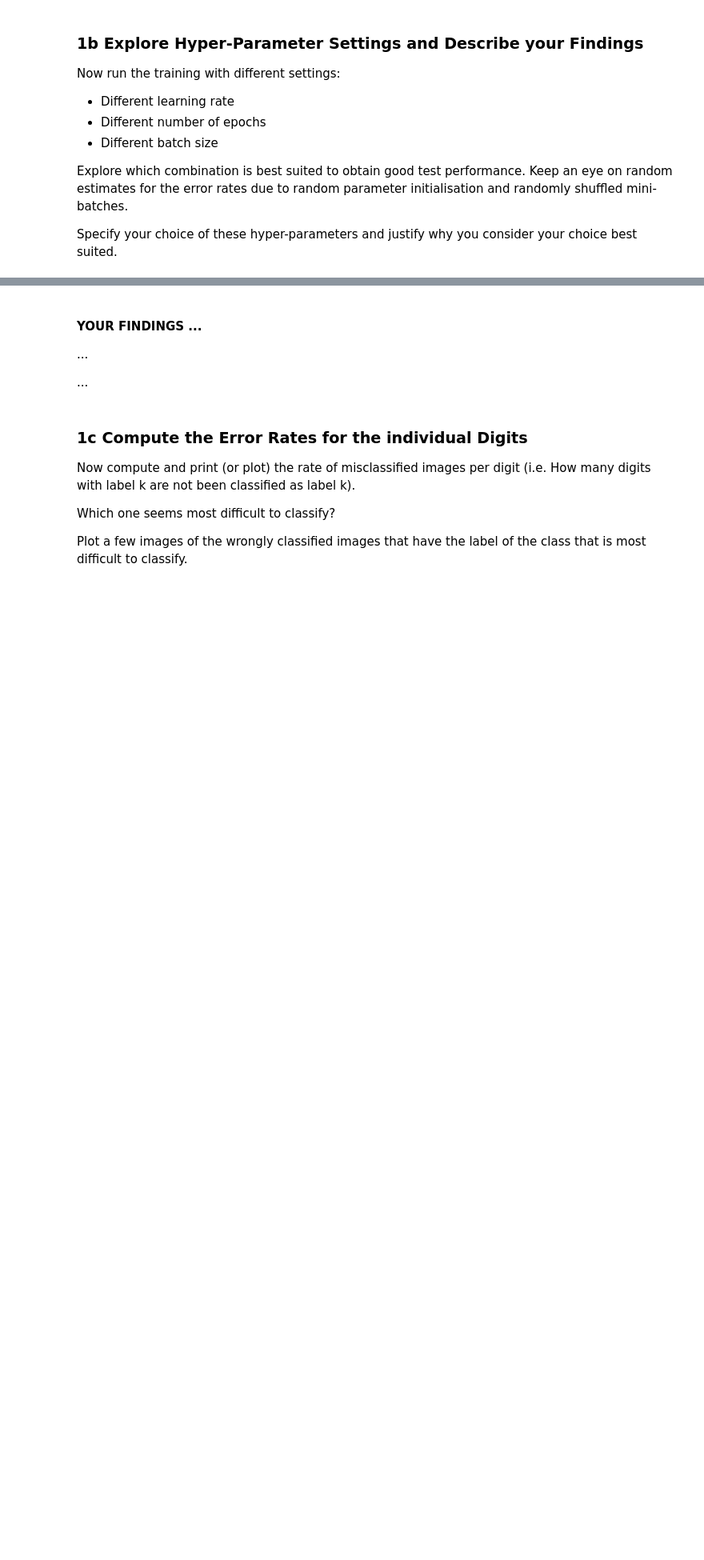
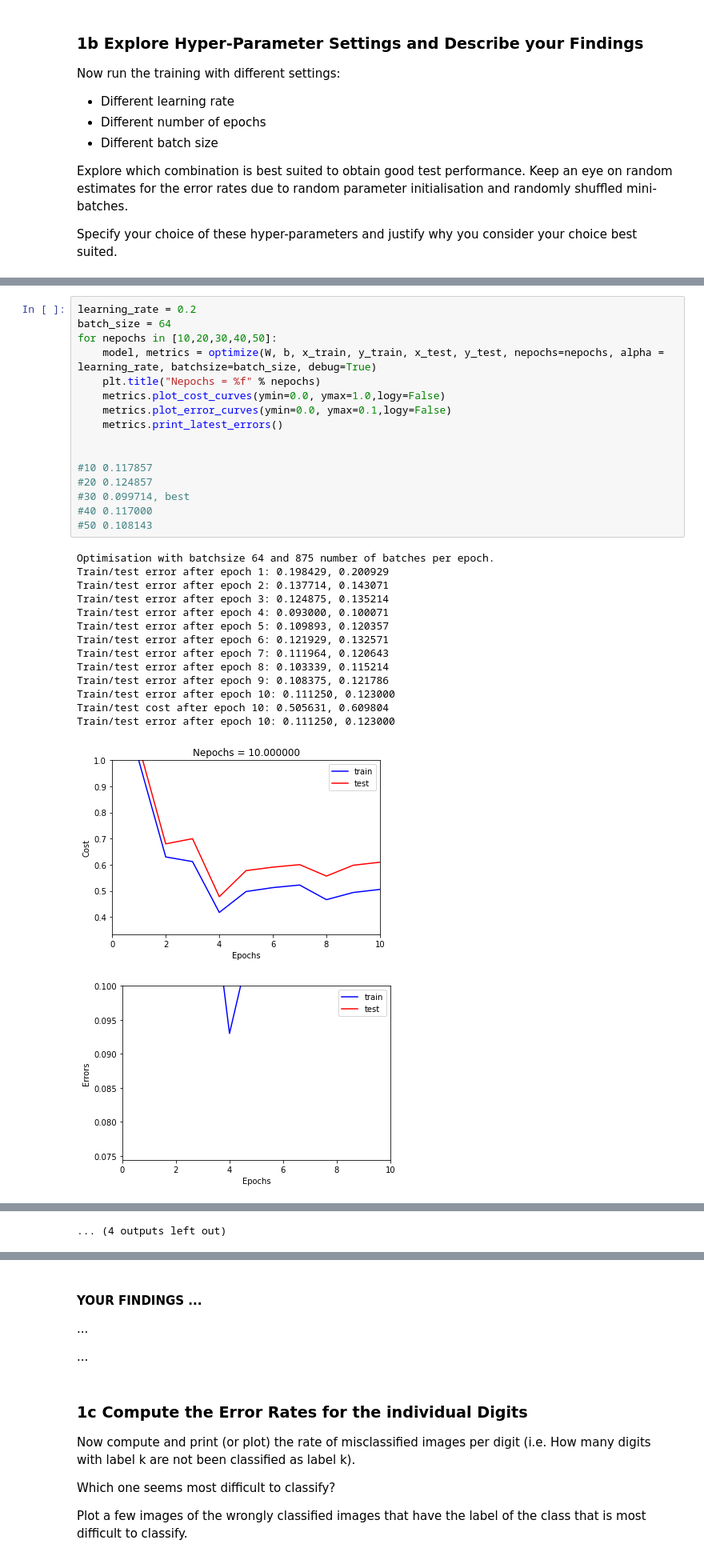
Before and after one commit to FabianGroeger96/mse-deep-learning, a Jupyter notebook: SW03/MNIST_classifier_softmax_stud.ipynb, the cells around one changed output, grey strips where cells are left out. Shown at 80% size. Drawn from its saved outputs; the diff is of its cells as text; blank space fills up the shorter version.

```diff
--- a/SW03/MNIST_classifier_softmax_stud.ipynb
+++ b/SW03/MNIST_classifier_softmax_stud.ipynb
@@ -715,0 +842,32 @@ Specify your choice of these hyper-parameters and justify why you consider your
+# %%
+learning_rate = 0.2
+batch_size = 64
+for nepochs in [10,20,30,40,50]:
+    model, metrics = optimize(W, b, x_train, y_train, x_test, y_test, nepochs=nepochs, alpha = learning_rate, batchsize=batch_size, debug=True)
+    plt.title("Nepochs = %f" % nepochs)
+    metrics.plot_cost_curves(ymin=0.0, ymax=1.0,logy=False)
+    metrics.plot_error_curves(ymin=0.0, ymax=0.1,logy=False)
+    metrics.print_latest_errors()
+
+
+#10 0.117857
+#20 0.124857
+#30 0.099714, best
+#40 0.117000
+#50 0.108143
+# %% [output]
+Optimisation with batchsize 64 and 875 number of batches per epoch.
+Train/test error after epoch 1: 0.198429, 0.200929
+Train/test error after epoch 2: 0.137714, 0.143071
+Train/test error after epoch 3: 0.124875, 0.135214
+Train/test error after epoch 4: 0.093000, 0.100071
+Train/test error after epoch 5: 0.109893, 0.120357
+Train/test error after epoch 6: 0.121929, 0.132571
+Train/test error after epoch 7: 0.111964, 0.120643
+Train/test error after epoch 8: 0.103339, 0.115214
+Train/test error after epoch 9: 0.108375, 0.121786
+Train/test error after epoch 10: 0.111250, 0.123000
+Train/test cost after epoch 10: 0.505631, 0.609804
+Train/test error after epoch 10: 0.111250, 0.123000
+[figure, added]
+[figure, added]
@@ -715,0 +931 @@ Specify your choice of these hyper-parameters and justify why you consider your
+... (4 outputs left out)
```
Also changed, not shown: parts of 17 cells of this notebook, 1 other file.
